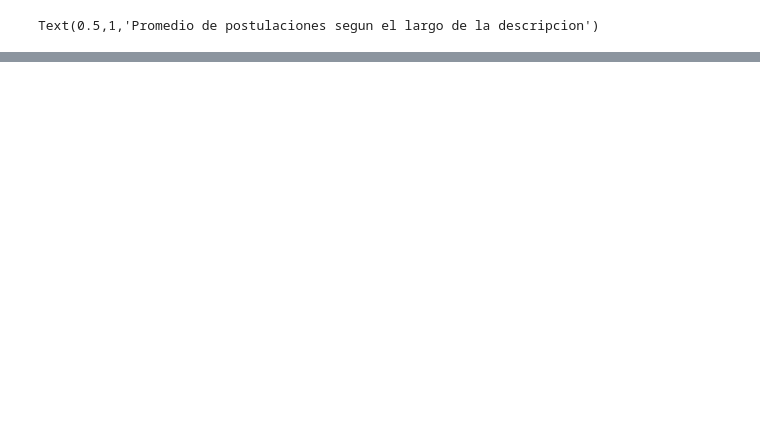
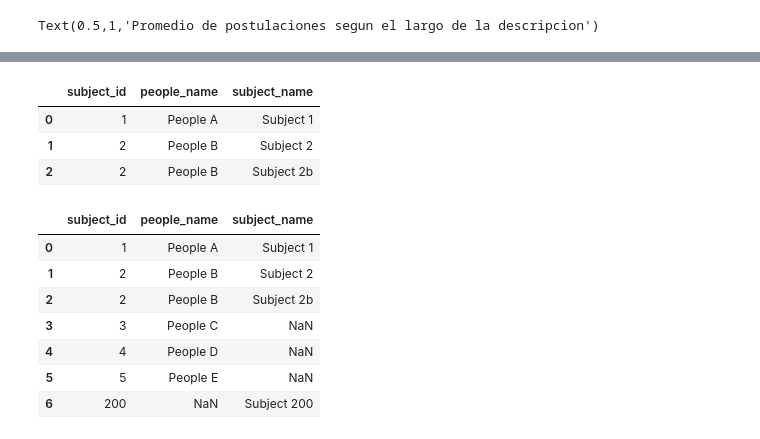
Before and after one commit to jhanvato/Datos2018, a Jupyter notebook: tp1_ale.ipynb, the cells around one changed output, grey strips where cells are left out. Cells and saved outputs as stored; diff of their text form; code cells hidden in the pictures; blank space fills up the shorter version.

```diff
--- a/tp1_ale.ipynb
+++ b/tp1_ale.ipynb
@@ -608,0 +658,8 @@ Text(0.5,1,'Promedio de postulaciones segun el largo de la descripcion')
+# %%
+people_data = {
+        'subject_id': ['1', '2', '3', '4', '5'],
+        'people_name': ['People A', 'People B', 'People C', 'People D', 'People E'],
+}
+
+q = pd.DataFrame(people_data, columns = ['subject_id', 'people_name'])
+q
@@ -608,0 +673,7 @@ Text(0.5,1,'Promedio de postulaciones segun el largo de la descripcion')
+# %%
+subject_data = {
+        'subject_id': ['1', '2','2','200'],
+        'subject_name': ['Subject 1', 'Subject 2','Subject 2b', 'Subject 200'],
+}
+w = pd.DataFrame(subject_data, columns = ['subject_id', 'subject_name'])
+w
@@ -608,0 +686,18 @@ Text(0.5,1,'Promedio de postulaciones segun el largo de la descripcion')
+# %%
+pd.merge(q,w,how = 'inner', on = 'subject_id')
+# %% [output]
+|  | subject_id | people_name | subject_name |
+| 0 | 1 | People A | Subject 1 |
+| 1 | 2 | People B | Subject 2 |
+| 2 | 2 | People B | Subject 2b |
+# %%
+pd.merge(q,w,how = 'outer', on = 'subject_id')
+# %% [output]
+|  | subject_id | people_name | subject_name |
+| 0 | 1 | People A | Subject 1 |
+| 1 | 2 | People B | Subject 2 |
+| 2 | 2 | People B | Subject 2b |
+| 3 | 3 | People C | NaN |
+| 4 | 4 | People D | NaN |
+| 5 | 5 | People E | NaN |
+| 6 | 200 | NaN | Subject 200 |
```
Also changed, not shown: parts of 14 cells of this notebook, 1 other file.
